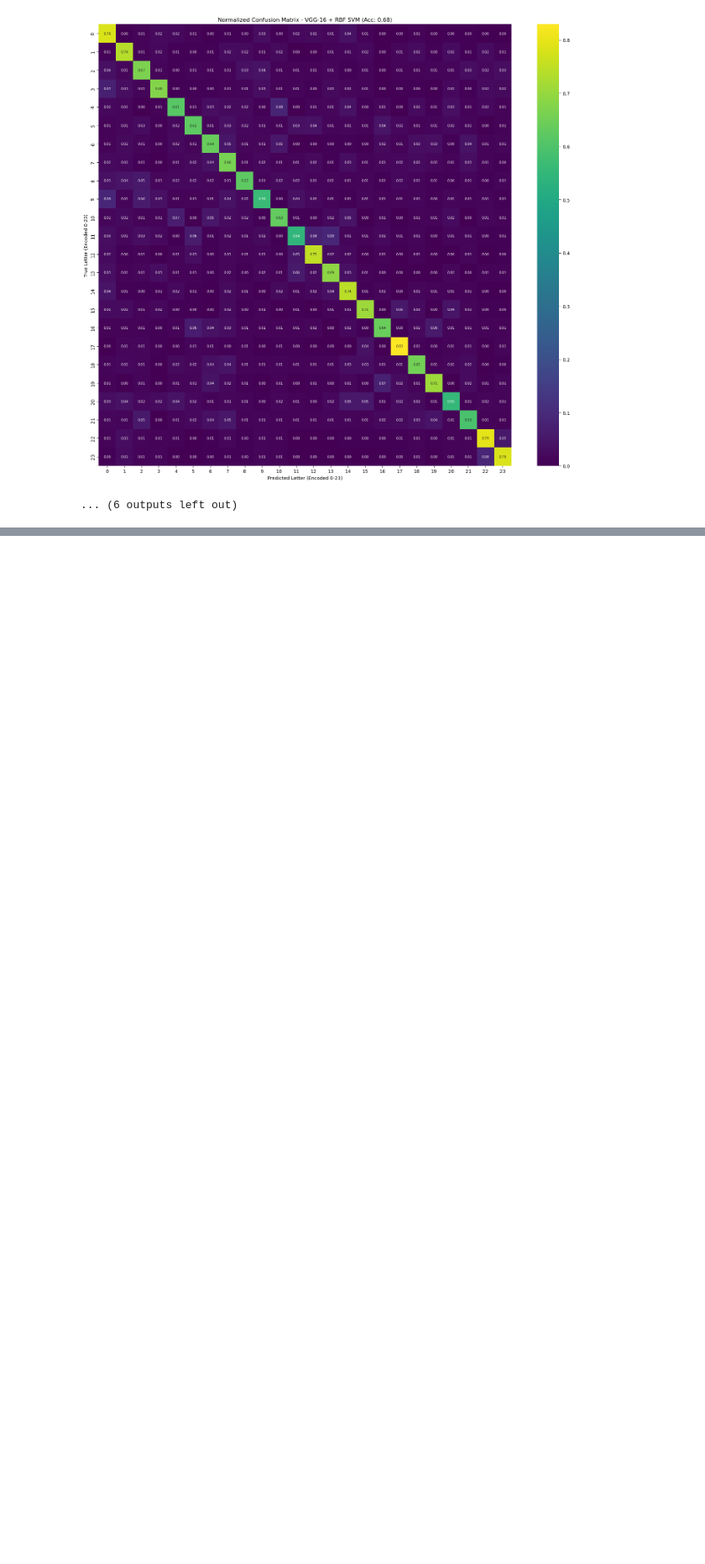
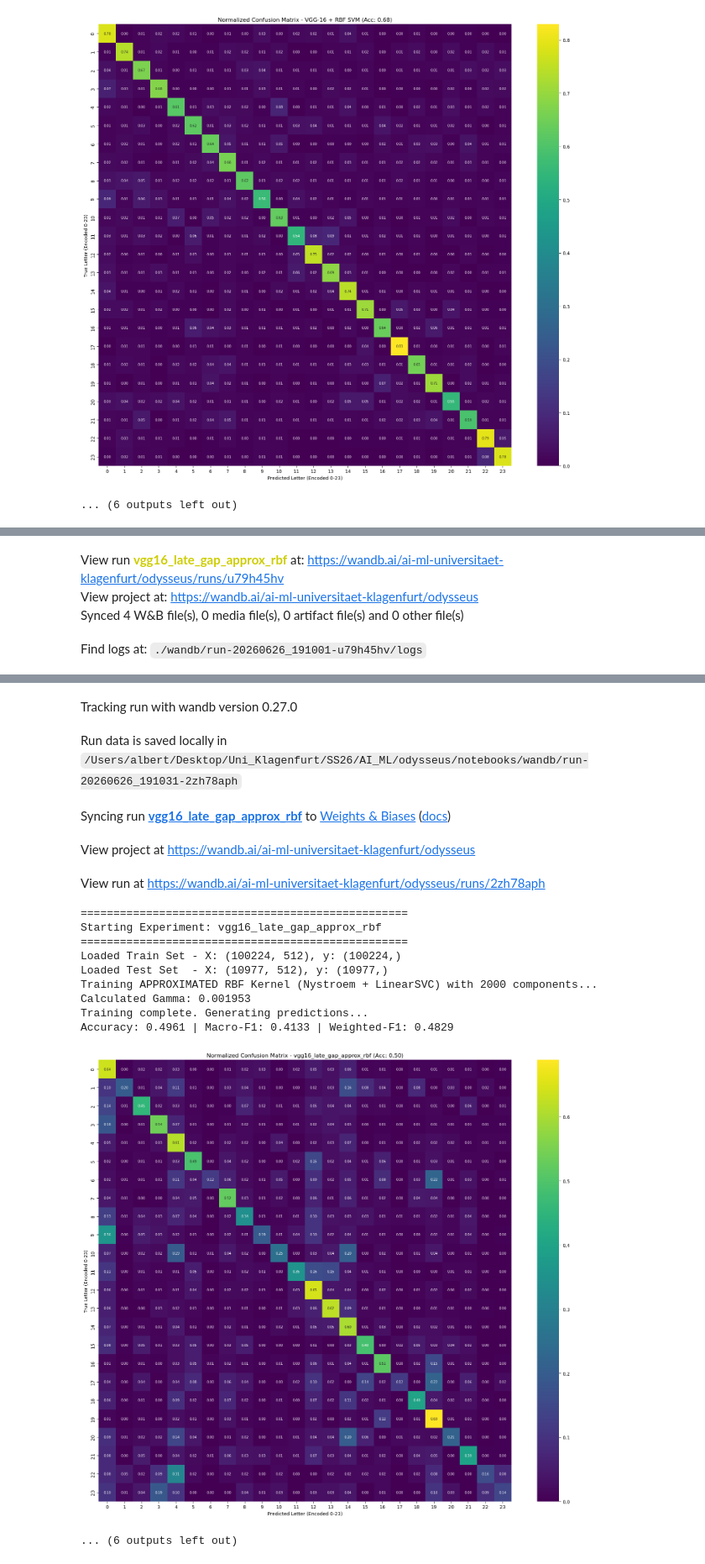
Before and after one commit to alheijn/odysseus, a Jupyter notebook: notebooks/03_modeling.ipynb, the cells around one changed output, grey strips where cells are left out. Shown at 84% size. Saved outputs shown, nothing was run; the diff lists cells and outputs as text; code cells hidden in the pictures; blank space fills up the shorter version.

```diff
--- a/notebooks/03_modeling.ipynb
+++ b/notebooks/03_modeling.ipynb
@@ -496,0 +772,22 @@ Macro-F1: 0.6738
+# %%
+config_late_gap = {
+    "model_type": "LinearSVC_Nystroem",
+    "kernel": "rbf",
+    "approximate_kernel": True,
+    "n_components": 2000,
+    "C": 1.0,
+    "gamma": "scale",
+    "class_weight": None,
+    "cache_size": 4000,
+    "random_state": 42,
+    "feature_dimensions": 512,
+    "pooling_strategy": "GAP",
+    "vgg16_blocks": "all"
+}
+
+train_and_evaluate_svm(
+    config_params=config_late_gap,
+    data_dir="../data/extracted_features",
+    run_name="vgg16_late_gap_approx_rbf"
+)
+# %% [output]
@@ -496,0 +796,4 @@ Macro-F1: 0.6738
+View run vgg16_late_gap_approx_rbf at: https://wandb.ai/ai-ml-universitaet-klagenfurt/odysseus/runs/u79h45hv
+View project at: https://wandb.ai/ai-ml-universitaet-klagenfurt/odysseus
+Synced 4 W&B file(s), 0 media file(s), 0 artifact file(s) and 0 other file(s)
+Find logs at: ./wandb/run-20260626_191001-u79h45hv/logs
@@ -496,0 +801,16 @@ Macro-F1: 0.6738
+Tracking run with wandb version 0.27.0
+Run data is saved locally in /Users/albert/Desktop/Uni_Klagenfurt/SS26/AI_ML/odysseus/notebooks/wandb/run-20260626_191031-2zh78aph
+Syncing run vgg16_late_gap_approx_rbf to Weights & Biases (docs)
+View project at https://wandb.ai/ai-ml-universitaet-klagenfurt/odysseus
+View run at https://wandb.ai/ai-ml-universitaet-klagenfurt/odysseus/runs/2zh78aph
+==================================================
+Starting Experiment: vgg16_late_gap_approx_rbf
+==================================================
+Loaded Train Set - X: (100224, 512), y: (100224,)
+Loaded Test Set  - X: (10977, 512), y: (10977,)
+Training APPROXIMATED RBF Kernel (Nystroem + LinearSVC) with 2000 components...
+Calculated Gamma: 0.001953
+Training complete. Generating predictions...
+Accuracy: 0.4961 | Macro-F1: 0.4133 | Weighted-F1: 0.4829
+[figure, added]
+... (6 outputs left out)
```
Also changed, not shown: parts of 16 cells of this notebook, 8 other files.
